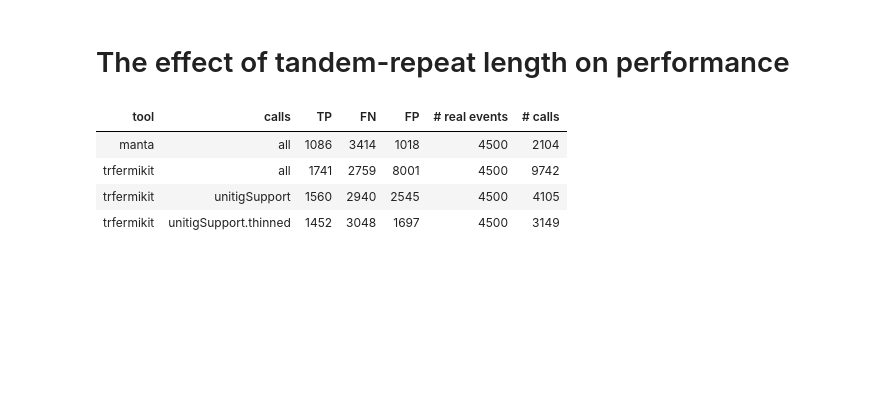
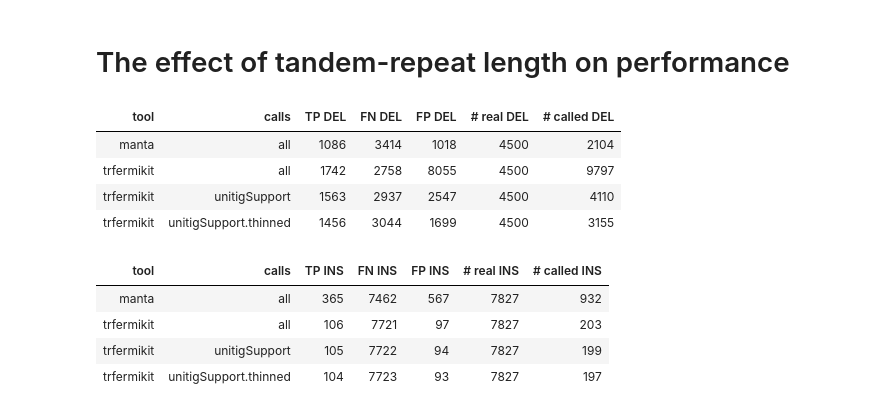
Before and after one commit to petermchale/trfermikit, a Jupyter notebook: experiments/optimized_for_DELs/minRepeatLength/evaluate.ipynb, the cells around one changed output. Cells and saved outputs as stored; diff of their text form; code cells hidden in the pictures; blank space fills up the shorter version.

```diff
--- a/experiments/optimized_for_DELs/minRepeatLength/evaluate.ipynb
+++ b/experiments/optimized_for_DELs/minRepeatLength/evaluate.ipynb
@@ -48,33 +48,48 @@ def add_performance(table, truvari_data, tool, calls):
             truvari_data['TP-base'] + truvari_data['FP']
     ])
 
-def create_performance_table(output):
+def create_performance_table(output, svtype):
     table = []
-    with open('{}/truvari-pacbio-manta/summary.txt'.format(output)) as json_file:
+    with open('{}/truvari-{}-pacbio-manta/summary.txt'.format(output, svtype)) as json_file:
         add_performance(table, json.load(json_file), 'manta', 'all')
-    with open('{}/truvari-pacbio-trfermikit/summary.txt'.format(output)) as json_file:
+    with open('{}/truvari-{}-pacbio-trfermikit/summary.txt'.format(output, svtype)) as json_file:
         add_performance(table, json.load(json_file), 'trfermikit', 'all')
-    with open('{}/truvari-pacbio-trfermikit.unitigSupport/summary.txt'.format(output)) as json_file:
+    with open('{}/truvari-{}-pacbio-trfermikit.unitigSupport/summary.txt'.format(output, svtype)) as json_file:
         add_performance(table, json.load(json_file), 'trfermikit', 'unitigSupport')
-    with open('{}/truvari-pacbio-trfermikit.unitigSupport.thinned/summary.txt'.format(output)) as json_file:
+    with open('{}/truvari-{}-pacbio-trfermikit.unitigSupport.thinned/summary.txt'.format(output, svtype)) as json_file:
         add_performance(table, json.load(json_file), 'trfermikit', 'unitigSupport.thinned')
     return table
 
 
-def visualize_performance_table(output):
+def visualize_performance_table(output, svtype):
     from IPython.display import HTML
-    columns = ['tool', 'calls', 'TP', 'FN', 'FP', '# real events', '# calls']
+    columns = ['tool',
+               'calls',
+               'TP {}'.format(svtype),
+               'FN {}'.format(svtype),
+               'FP {}'.format(svtype),
+               '# real {}'.format(svtype),
+               '# called {}'.format(svtype)]
     df_ = pd.DataFrame(
-        create_performance_table(output),
+        create_performance_table(output, svtype),
         columns=columns
     )
-    return HTML(df_.to_html(index=False))
+    display(HTML(df_.to_html(index=False)))
+
+def visualize_performance_tables(output):
+    visualize_performance_table(output, svtype='DEL')
+    visualize_performance_table(output, svtype='INS')
 # %%
-visualize_performance_table('data/minRepeatLength=0')
+visualize_performance_tables('data/minRepeatLength=0')
 # %% [output]
-| tool | calls | TP | FN | FP | # real events | # calls |
+| tool | calls | TP DEL | FN DEL | FP DEL | # real DEL | # called DEL |
 | manta | all | 1086 | 3414 | 1018 | 4500 | 2104 |
-| trfermikit | all | 1741 | 2759 | 8001 | 4500 | 9742 |
-| trfermikit | unitigSupport | 1560 | 2940 | 2545 | 4500 | 4105 |
-| trfermikit | unitigSupport.thinned | 1452 | 3048 | 1697 | 4500 | 3149 |
+| trfermikit | all | 1742 | 2758 | 8055 | 4500 | 9797 |
+| trfermikit | unitigSupport | 1563 | 2937 | 2547 | 4500 | 4110 |
+| trfermikit | unitigSupport.thinned | 1456 | 3044 | 1699 | 4500 | 3155 |
+| tool | calls | TP INS | FN INS | FP INS | # real INS | # called INS |
+| manta | all | 365 | 7462 | 567 | 7827 | 932 |
+| trfermikit | all | 106 | 7721 | 97 | 7827 | 203 |
+| trfermikit | unitigSupport | 105 | 7722 | 94 | 7827 | 199 |
+| trfermikit | unitigSupport.thinned | 104 | 7723 | 93 | 7827 | 197 |
 # %%
```
Also changed, not shown: parts of 9 cells of this notebook, 21 other files.
